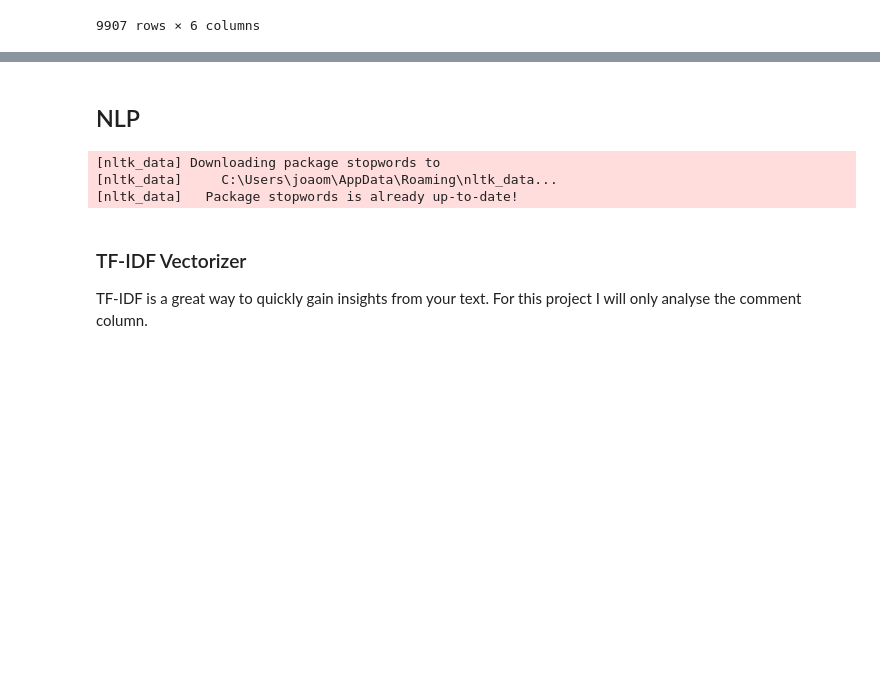
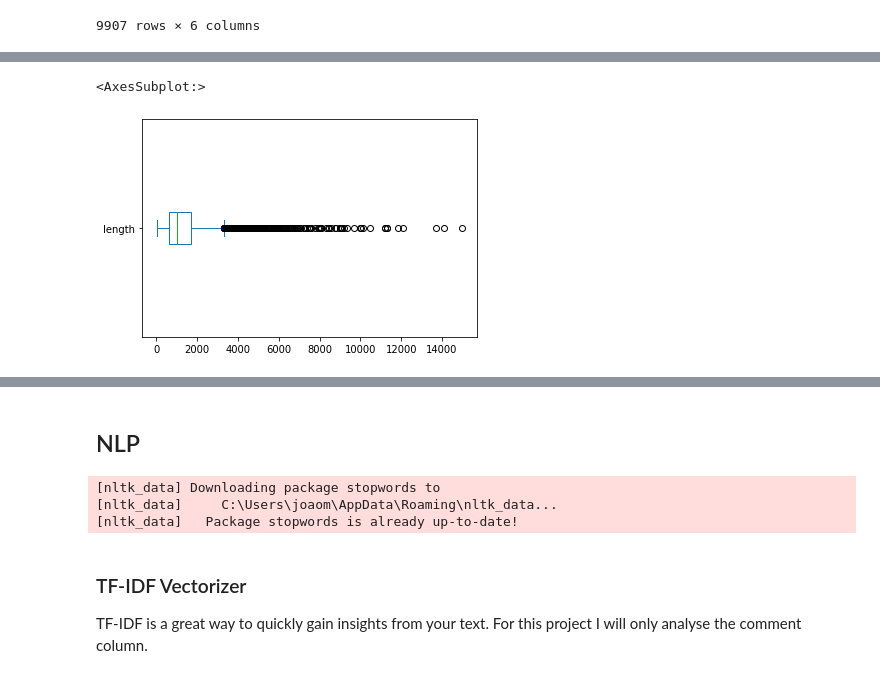
Before and after one commit to joaomsimoes/Complaints-Analysis-with-Python, a Jupyter notebook: eda.ipynb, the cells around one changed output, grey strips where cells are left out. Saved outputs shown, nothing was run; the diff lists cells and outputs as text; code cells hidden in the pictures; blank space fills up the shorter version.

```diff
--- a/eda.ipynb
+++ b/eda.ipynb
@@ -77,0 +80,3 @@ df
+# %%
+df['length'] = df['comment'].str.len()
+df['length'].describe().T
@@ -77,0 +93,5 @@ df
+# %%
+df['length'].plot(kind='box', vert=False)
+# %% [output]
+<AxesSubplot:>
+[figure, added]
```
Also changed, not shown: parts of 5 cells of this notebook.
